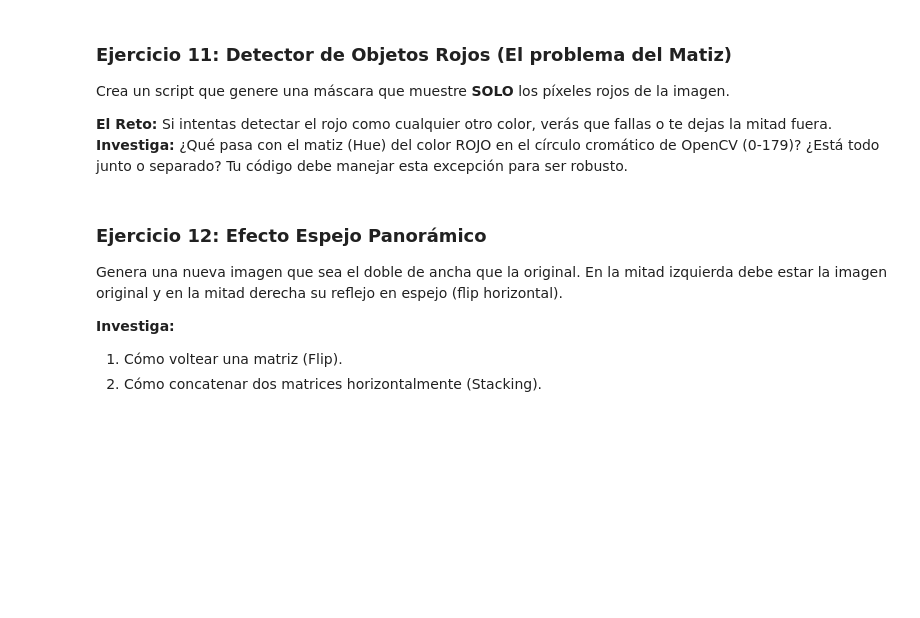
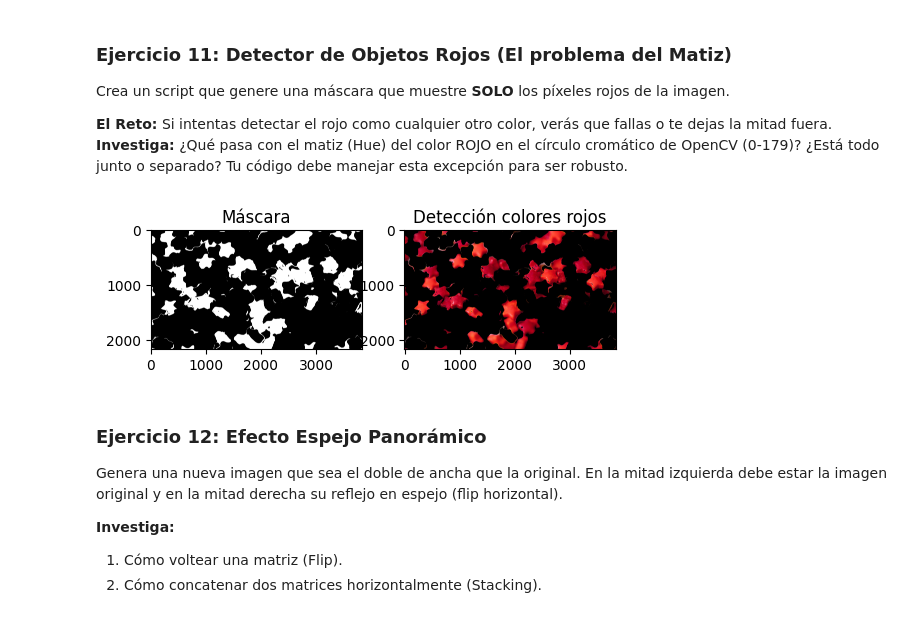
Before and after one commit to JavierPeraltaAzagra/Big-Data-e-IA, a Jupyter notebook: Programacion de IA/Tratamiento de imagen/Ejercicio 4 OpenCV/Practica_4_OpenCV.ipynb, the cells around one changed output. Drawn from its saved outputs; the diff is of its cells as text; code cells hidden in the pictures; blank space fills up the shorter version.

Commit message:
Tratamiento de imagen ejercicio 4

```diff
--- a/Programacion de IA/Tratamiento de imagen/Ejercicio 4 OpenCV/Practica_4_OpenCV.ipynb
+++ b/Programacion de IA/Tratamiento de imagen/Ejercicio 4 OpenCV/Practica_4_OpenCV.ipynb
@@ -248,3 +242,26 @@ Crea un script que genere una máscara que muestre **SOLO** los píxeles rojos d
+# %%
+# 1. Convertir a HSV
+imagen_hsv = cv2.cvtColor(img_bgr, cv2.COLOR_BGR2HSV)
+# 2. Gestionar el rango del rojo (Investiga: ¿es un solo rango o son dos?)
+# Máscara 1
+lower_red = np.array([0,50,50])
+upper_red = np.array([10,255,255])
+mask1 = cv2.inRange(imagen_hsv, lower_red, upper_red)
+# Máscara 2
+lower_red = np.array([170,50,50])
+upper_red = np.array([180,255,255])
+mask2 = cv2.inRange(imagen_hsv, lower_red, upper_red)
+
+# 3. Generar la máscara final
+mask = mask1 + mask2
+# 4. Visualizar resultado (bitwise)
+img_result = cv2.bitwise_and(img_rgb, img_rgb, mask=mask)
+fig, (ax1, ax2) = plt.subplots(1, 2)
+ax1.imshow(mask, cmap='gray'); ax1.set_title("Máscara")
+ax2.imshow(img_result); ax2.set_title("Detección colores rojos")
+plt.show()
+# %% [output]
+[figure, added]
 # %% [markdown]
 ### Ejercicio 12: Efecto Espejo Panorámico
 Genera una nueva imagen que sea el doble de ancha que la original. En la mitad izquierda debe estar la imagen original y en la mitad derecha su reflejo en espejo (flip horizontal).
```
Also changed, not shown: parts of 5 cells of this notebook, 1 other file.
